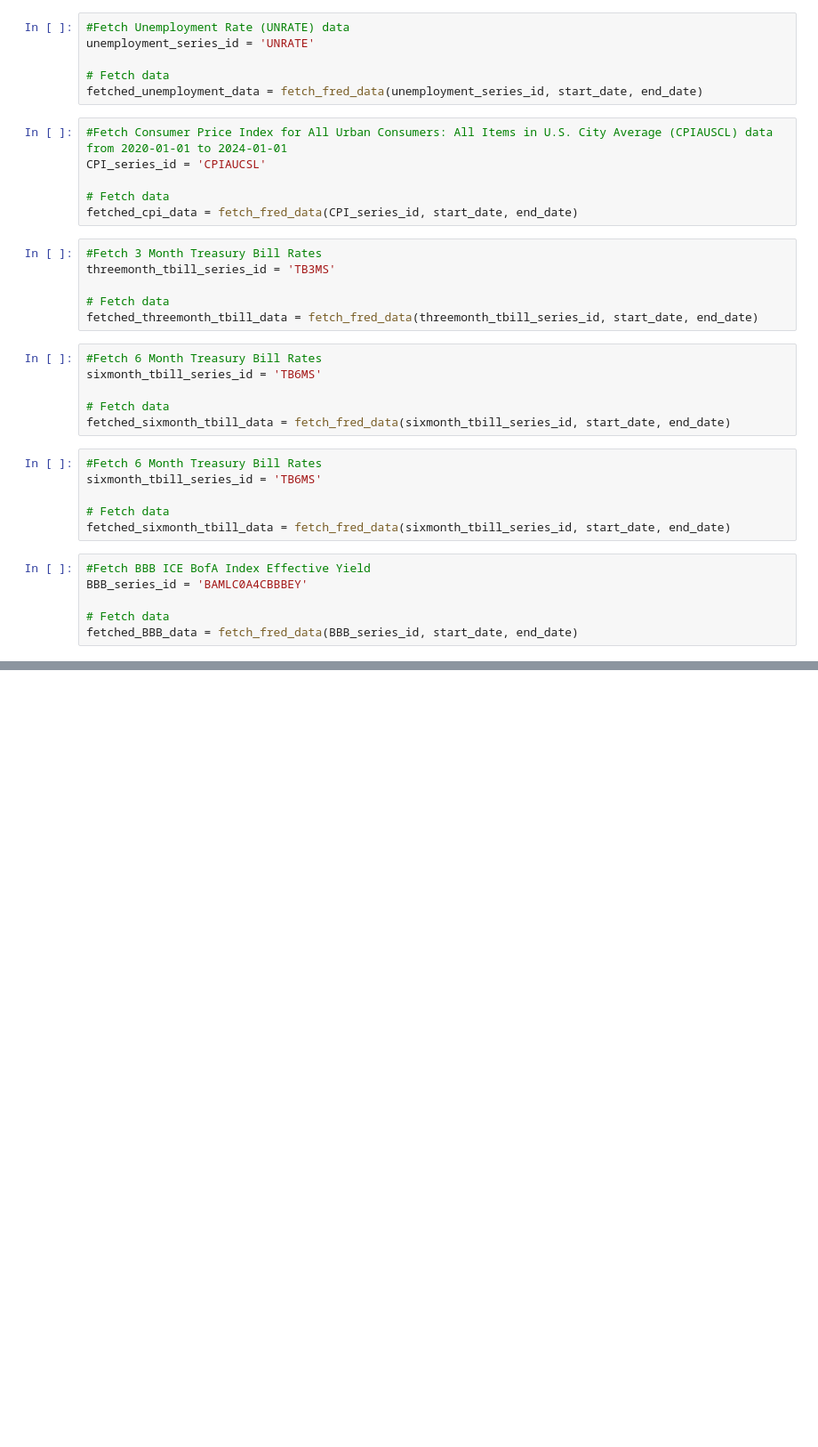
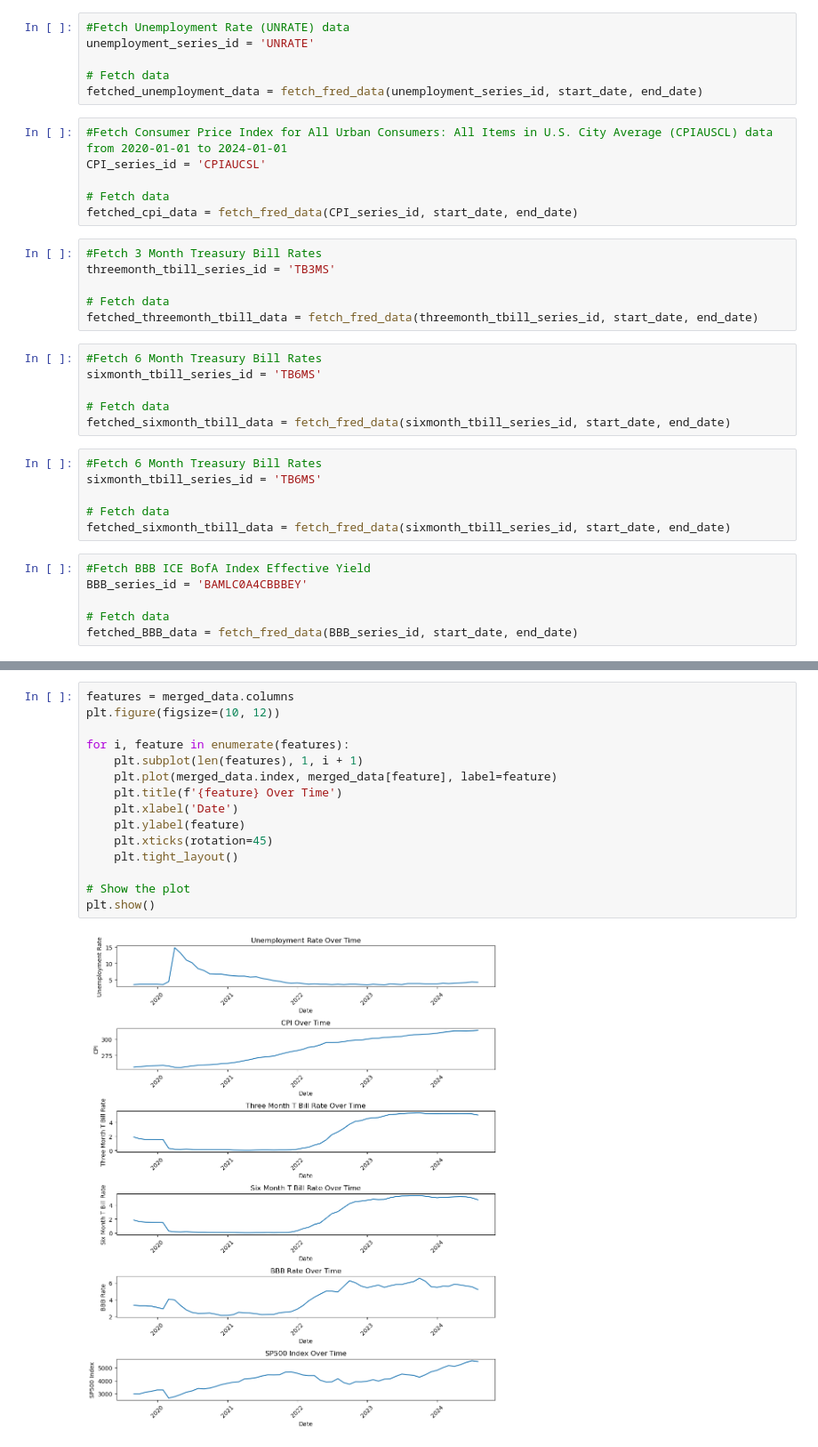
Before and after one commit to t-creech/VIX-Project, a Jupyter notebook: Pulling Data.ipynb, the cells around one changed output, grey strips where cells are left out. Shown at 89% size. Cells and saved outputs as stored; diff of their text form; blank space fills up the shorter version.

```diff
--- a/Pulling Data.ipynb
+++ b/Pulling Data.ipynb
@@ -137,0 +152,17 @@ merged_data
+# %%
+features = merged_data.columns
+plt.figure(figsize=(10, 12))
+
+for i, feature in enumerate(features):
+    plt.subplot(len(features), 1, i + 1)
+    plt.plot(merged_data.index, merged_data[feature], label=feature)
+    plt.title(f'{feature} Over Time')
+    plt.xlabel('Date')
+    plt.ylabel(feature)
+    plt.xticks(rotation=45)
+    plt.tight_layout()
+
+# Show the plot
+plt.show()
+# %% [output]
+[figure, added]
```
Also changed, not shown: parts of 7 cells of this notebook, 3 other files.
